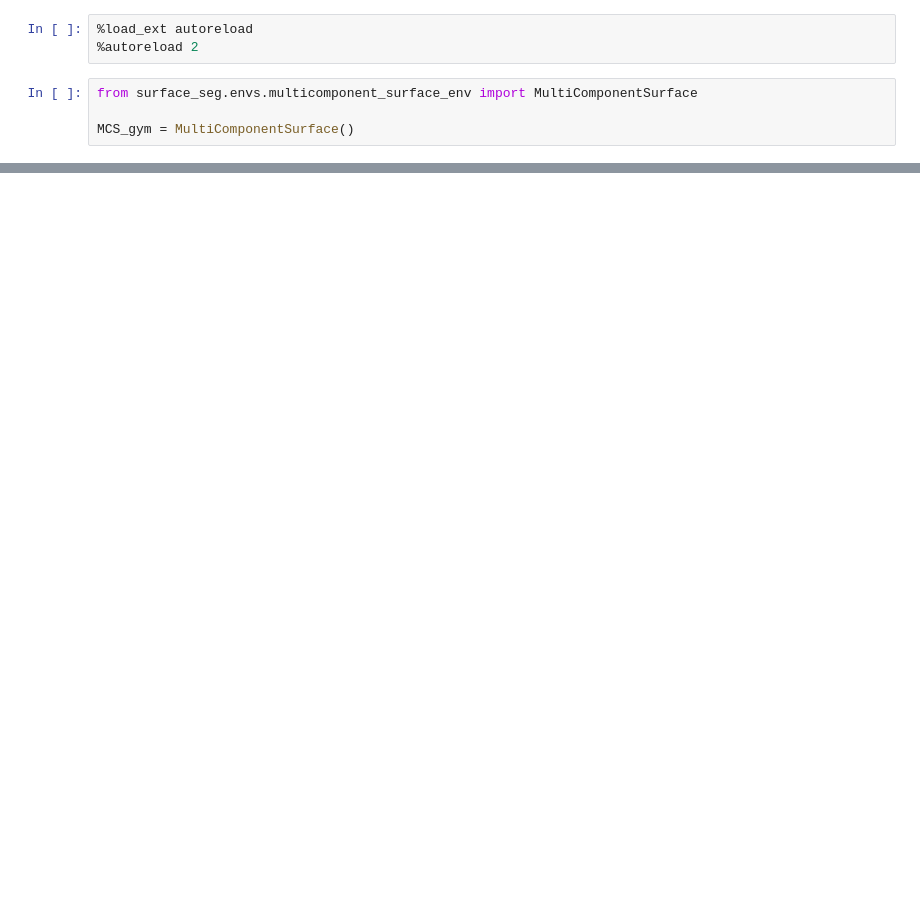
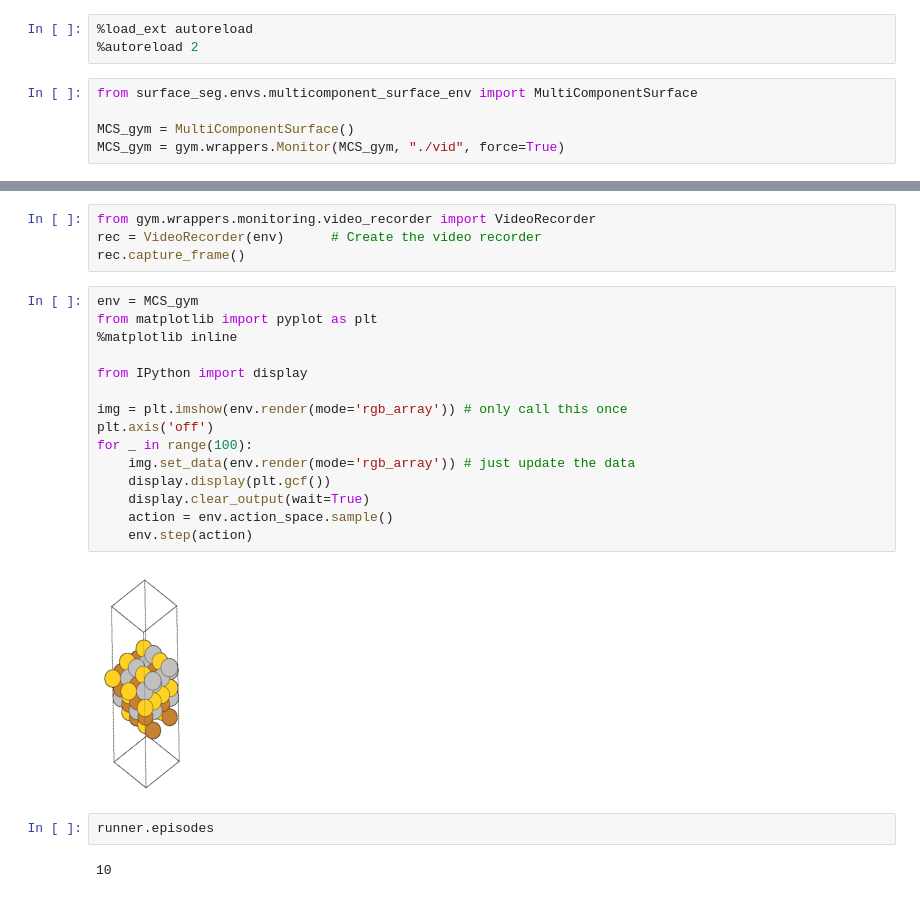
Before and after one commit to ulissigroup/catgym, a Jupyter notebook: examples/gym_dqn_example.ipynb, the cells around one changed output, grey strips where cells are left out. Drawn from its saved outputs; the diff is of its cells as text; blank space fills up the shorter version.

Commit message:
updates to rendering

```diff
--- a/examples/gym_dqn_example.ipynb
+++ b/examples/gym_dqn_example.ipynb
@@ -5,3 +5,4 @@
 from surface_seg.envs.multicomponent_surface_env import MultiComponentSurface
 
 MCS_gym = MultiComponentSurface()
+MCS_gym = gym.wrappers.Monitor(MCS_gym, "./vid", force=True)
@@ -47,0 +84,25 @@ runner.close()
+# %%
+from gym.wrappers.monitoring.video_recorder import VideoRecorder
+rec = VideoRecorder(env)      # Create the video recorder
+rec.capture_frame()
+# %%
+env = MCS_gym
+from matplotlib import pyplot as plt
+%matplotlib inline
+
+from IPython import display
+
+img = plt.imshow(env.render(mode='rgb_array')) # only call this once
+plt.axis('off')
+for _ in range(100):
+    img.set_data(env.render(mode='rgb_array')) # just update the data
+    display.display(plt.gcf())
+    display.clear_output(wait=True)
+    action = env.action_space.sample()
+    env.step(action)
+# %% [output]
+[figure, added]
+# %%
+runner.episodes
+# %% [output]
+10
```
Also changed, not shown: parts of 3 cells of this notebook, 1 other file.
